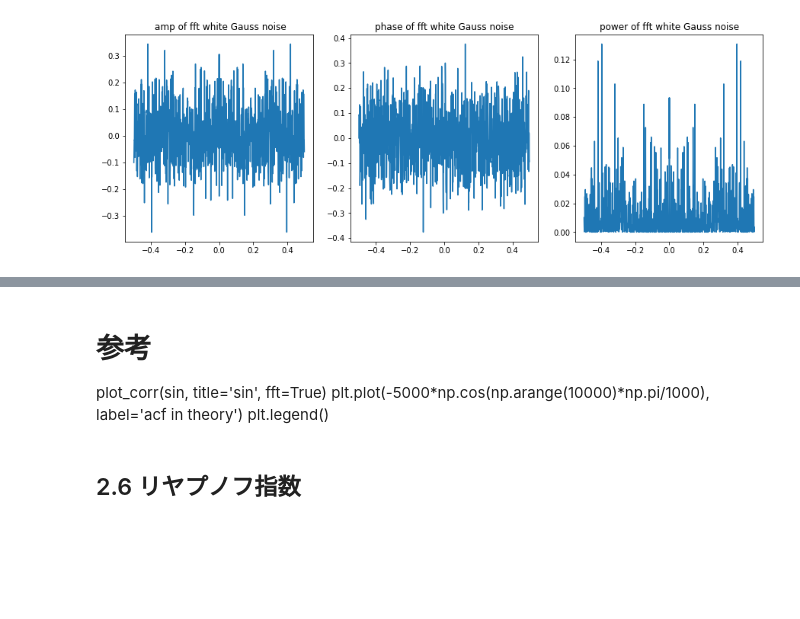
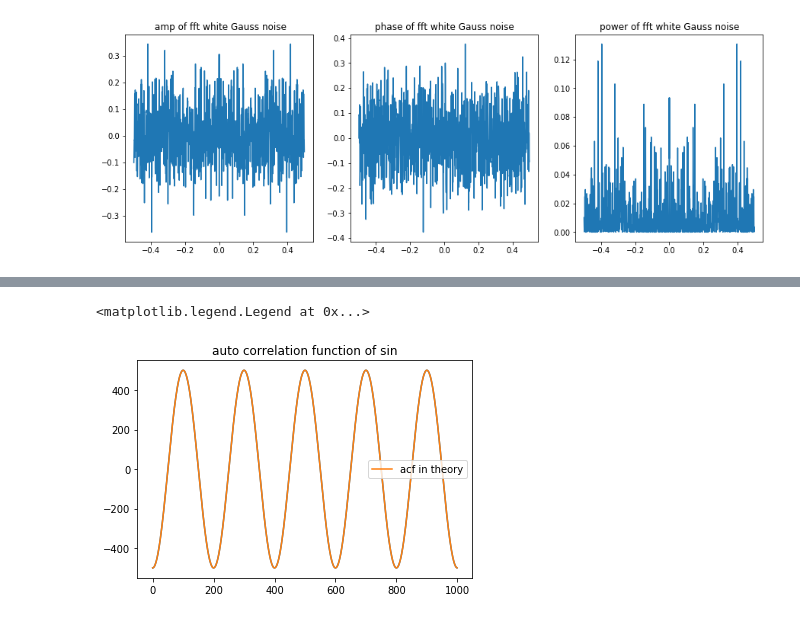
Before and after one commit to KotaTakeda/fx_time_series_analysis, a Jupyter notebook: wip_data_analysis.ipynb, the cells around one changed output, grey strips where cells are left out. Saved outputs shown, nothing was run; the diff lists cells and outputs as text; code cells hidden in the pictures; blank space fills up the shorter version.

```diff
--- a/wip_data_analysis.ipynb
+++ b/wip_data_analysis.ipynb
@@ -317,7 +331,8 @@ plot_corr(gauss_noise, title='White Gauss noise', save=True)
-# %% [markdown]
-# 参考
-plot_corr(sin, title='sin', fft=True)
-plt.plot(-5000*np.cos(np.arange(10000)*np.pi/1000), label='acf in theory')
-plt.legend()
-# %% [markdown]
-## 2.6 リヤプノフ指数
+# %%
+# 参考
+plot_corr(sin, title='sin', fft=True)
+plt.plot(-500*np.cos(np.arange(1000)*np.pi/100), label='acf in theory')
+plt.legend()
+# %% [output]
+<matplotlib.legend.Legend at 0x...>
+[figure, added]
```
Also changed, not shown: parts of 22 cells of this notebook.
